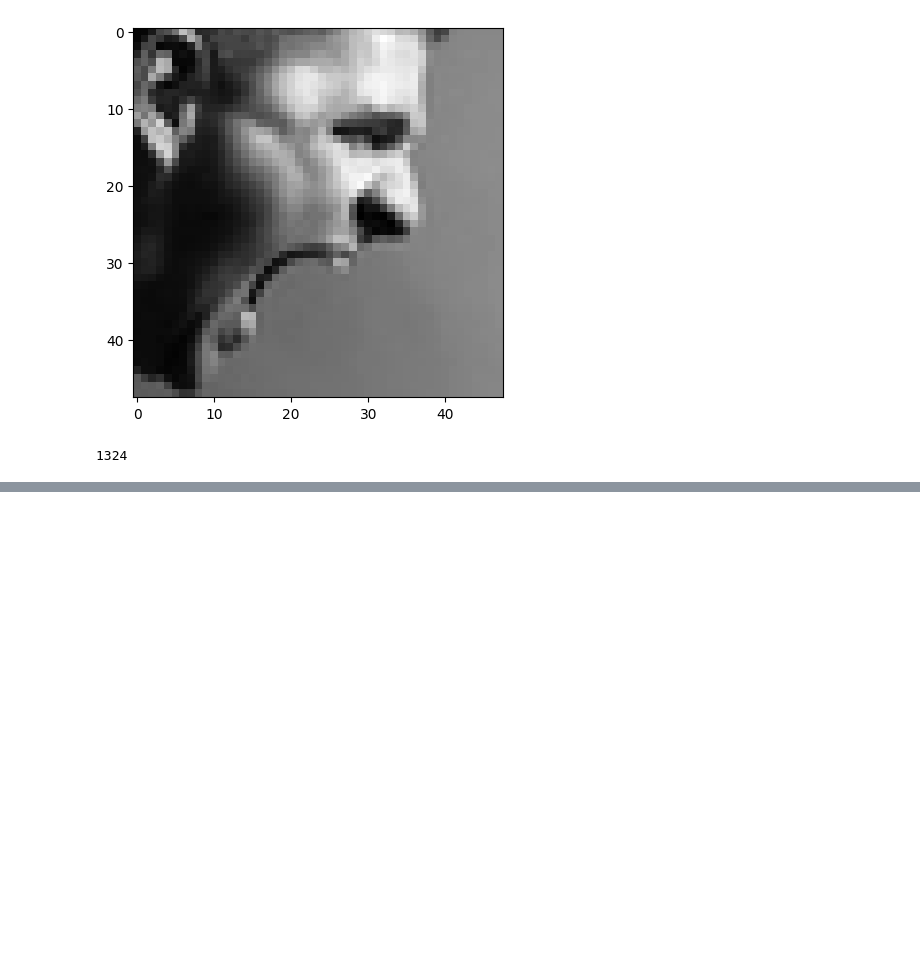
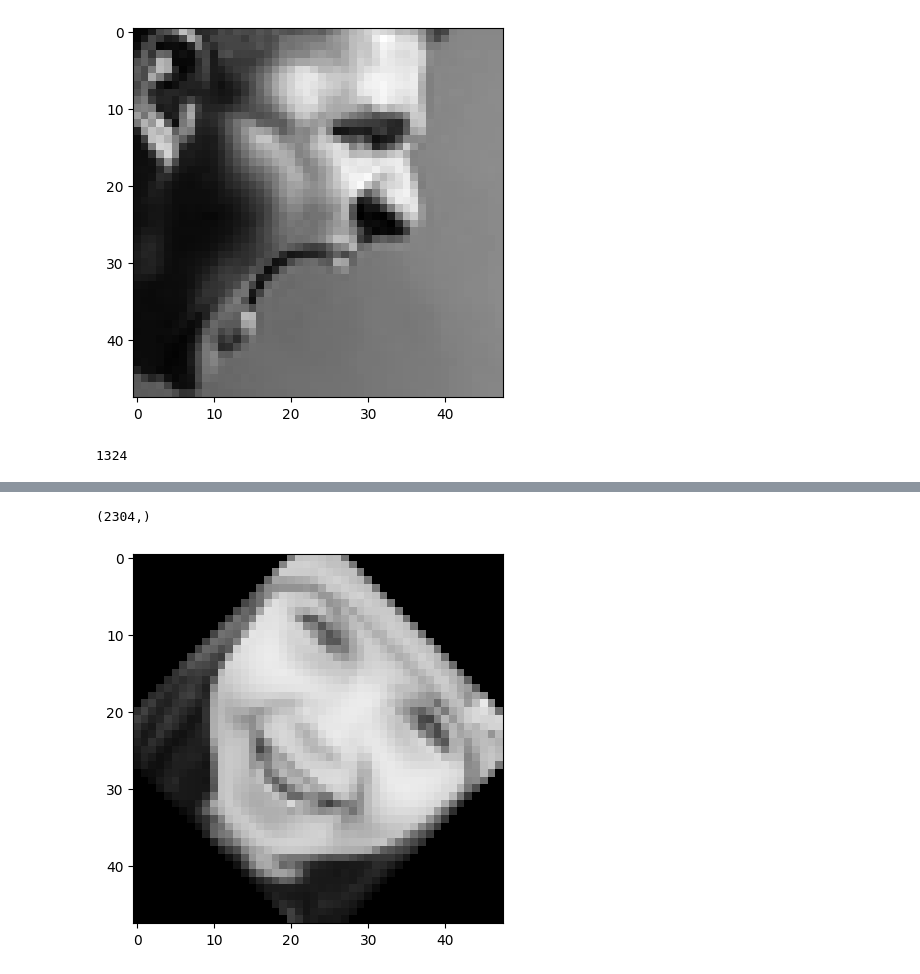
Before and after one commit to 26th-Official/Emotion-Detection, a Jupyter notebook: Emotion.ipynb, the cells around one changed output, grey strips where cells are left out. Saved outputs shown, nothing was run; the diff lists cells and outputs as text; code cells hidden in the pictures; blank space fills up the shorter version.

```diff
--- a/Emotion.ipynb
+++ b/Emotion.ipynb
@@ -179,2 +218,11 @@ print(pd.DataFrame([classes]))
        0          1        2      3        4    5          6
 0  angry  disgusted  fearful  happy  neutral  sad  surprised
+# %%
+count = 0
+# %%
+for i in range(len(classes)):
+    datalist = os.listdir(train_dir+classes[i])
+    for j in datalist:
+        count += 1
+    print({classes[i]: count})
+    count = 0
@@ -180,0 +237,30 @@ print(pd.DataFrame([classes]))
+# %%
+x_train[0].shape
+# %% [output]
+(2304,)
+# %%
+temp_img = np.asarray(Image.open(r"dataset\test\happy\im1710.png"))
+
+augmentation = imaug.Sequential([
+    # 1. Flip
+    # imaug.Fliplr(1),
+    # imaug.Flipud(1),
+    # # 2. Affine
+    imaug.Affine(scale=(0.8, 0.8),rotate=(45,45)),
+    # # 3. Multiply
+    # imaug.RemoveSaturation(1),
+    imaug.Multiply((1,1)),
+    # # 4. Linearcontrast
+    # imaug.LinearContrast((0.6, 1.4)),
+    # # Perform methods below only sometimes
+    # imaug.Sometimes(0.5,
+    #     # 5. GaussianBlur
+    #     imaug.GaussianBlur((0.0, 3.0))
+    #     )
+])
+
+a = augmentation(images = [temp_img])
+for i in a:
+    image_show(i)
+# %% [output]
+[figure, added]
```
Also changed, not shown: parts of 18 cells of this notebook, 3 other files.
